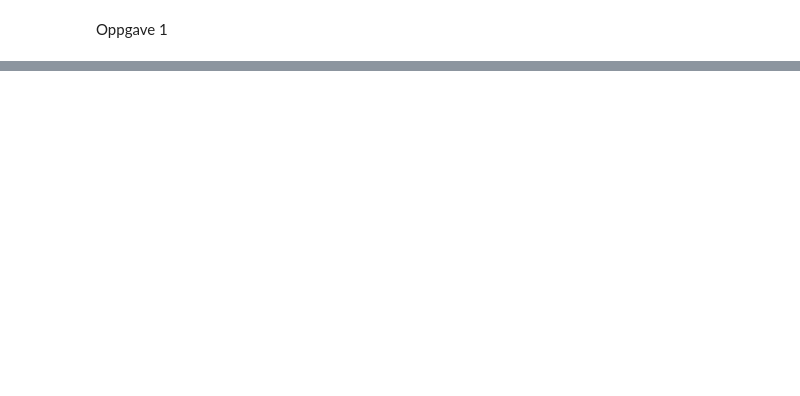
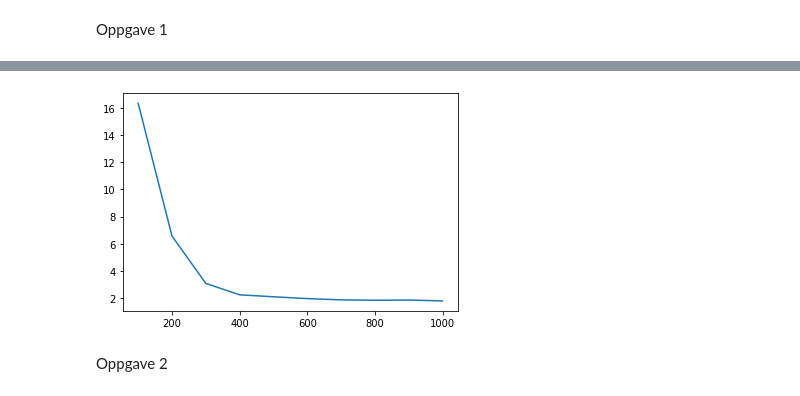
Before and after one commit to martinsw01/vitber-bio, a Jupyter notebook: notebook.ipynb, the cells around one changed output, grey strips where cells are left out. Cells and saved outputs as stored; diff of their text form; code cells hidden in the pictures; blank space fills up the shorter version.

```diff
--- a/notebook.ipynb
+++ b/notebook.ipynb
@@ -152,0 +225,36 @@ def monte_carlo(grid, N_s, M, T, n=0, t_equil=np.inf, t_r=np.inf,
+# %%
+# Oppgave 1 h)
+def plot_mean_cluster_sizes(mean_cluster_sizes, temperatures):
+    plt.plot(temperatures, mean_cluster_sizes)
+    plt.show()
+
+def t_equil(T, t_max, s, T_l, C):
+    return int(t_max * np.exp(-s * (T - T_l)) + C)
+
+def sim_mean_cluster_size():
+    t_max = 100_000
+    s = 1 / 200
+    T_l = 100
+    T_h = 1_000
+    temperatures = np.linspace(T_l, T_h, 10)
+    t_r = 1000
+    C = 10_000
+    N = 15
+    M = 25
+    n = 100
+
+    results = [monte_carlo(grid=create_grid(N, M),
+                           N_s=t_equil(T, t_max, s, T_l, C) + t_r * n,
+                           M=M, T=T, n=n,
+                           t_equil=t_equil(T, t_max, s, T_l, C),
+                           t_r=t_r)
+               for T in temperatures]
+
+    mean_cluster_sizes = [mean_cluster_size for _, _, mean_cluster_size in results]
+    plot_mean_cluster_sizes(mean_cluster_sizes, temperatures)
+
+sim_mean_cluster_size()
+# %% [output]
+[figure, added]
+# %% [markdown]
+Oppgave 2
```
Also changed, not shown: parts of 13 cells of this notebook.
